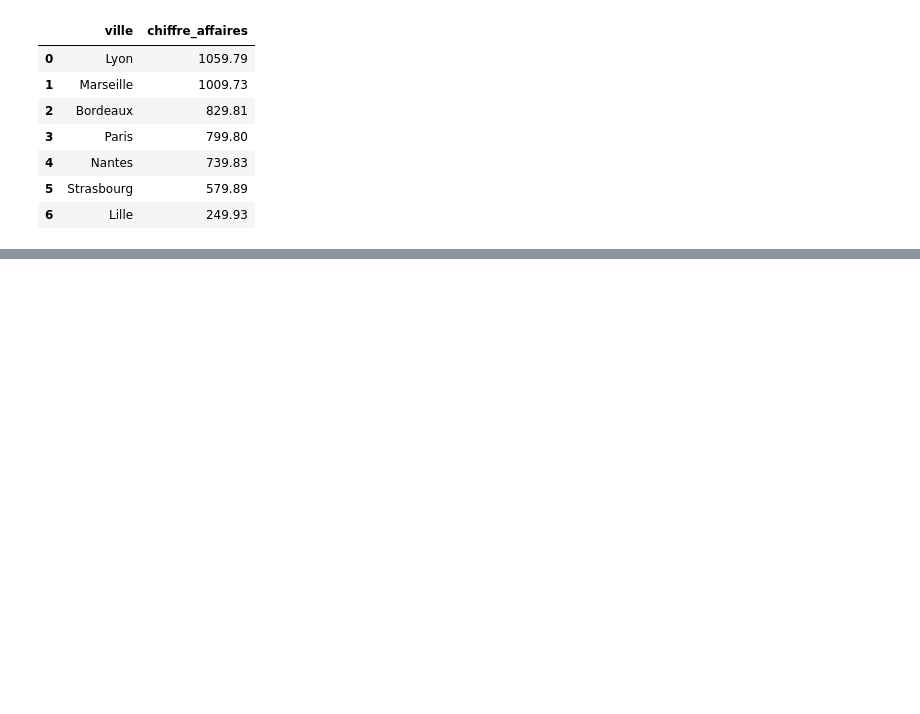
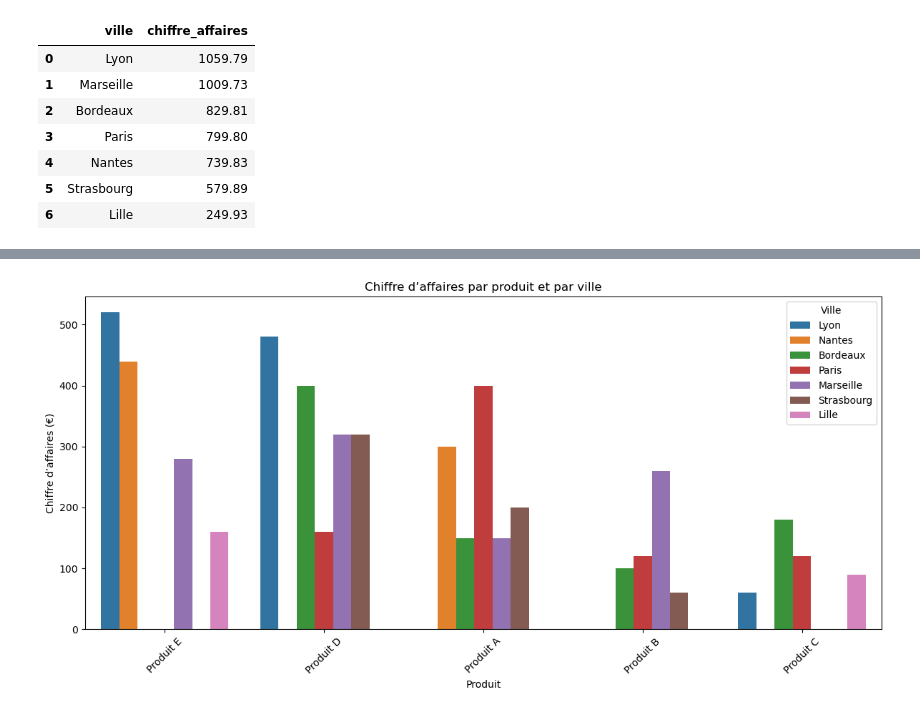
Before and after one commit to Anissa83/analyse-ventes-pme, a Jupyter notebook: PME_sql_pipeline.ipynb, the cells around one changed output, grey strips where cells are left out. Saved outputs shown, nothing was run; the diff lists cells and outputs as text; code cells hidden in the pictures; blank space fills up the shorter version.

```diff
--- a/PME_sql_pipeline.ipynb
+++ b/PME_sql_pipeline.ipynb
@@ -227,0 +208,16 @@ Name: quantite, dtype: int64
+# %%
+# 1. Fusion ventes + produits
+df_ventes_produits = df_ventes.merge(df_produits, on="id_ref_produit", how="left")
+
+# 2. Fusion avec magasins
+df_complet = df_ventes_produits.merge(df_magasins, on="id_magasin", how="left")
+
+# 3. Création de la colonne chiffre d'affaires
+df_complet["chiffre_affaires"] = df_complet["quantite"] * df_complet["prix"]
+
+# 4. Groupement par ville et nom de produit
+df_resultat = df_complet.groupby(["ville", "nom"])["chiffre_affaires"].sum().reset_index()
+
+# 5. Tri décroissant
+df_resultat = df_resultat.sort_values(by="chiffre_affaires", ascending=False)
+df_resultat
@@ -227,0 +242,17 @@ Name: quantite, dtype: int64
+# %%
+#Produit par ville
+import matplotlib.pyplot as plt
+import seaborn as sns
+
+plt.figure(figsize=(12, 6))
+sns.barplot(data=df_resultat, x="nom", y="chiffre_affaires", hue="ville")
+
+plt.title("Chiffre d’affaires par produit et par ville")
+plt.xlabel("Produit")
+plt.ylabel("Chiffre d’affaires (€)")
+plt.legend(title="Ville")
+plt.xticks(rotation=45)
+plt.tight_layout()
+plt.show()
+# %% [output]
+[figure, added]
```
Also changed, not shown: parts of 14 cells of this notebook, 3 other files.
